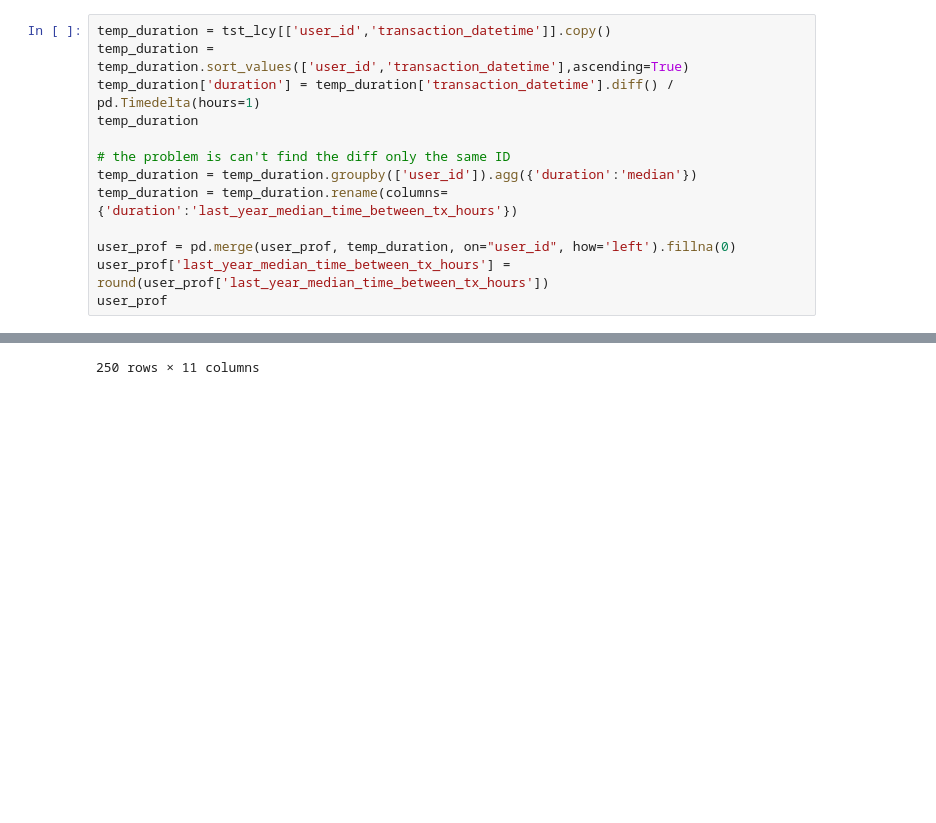
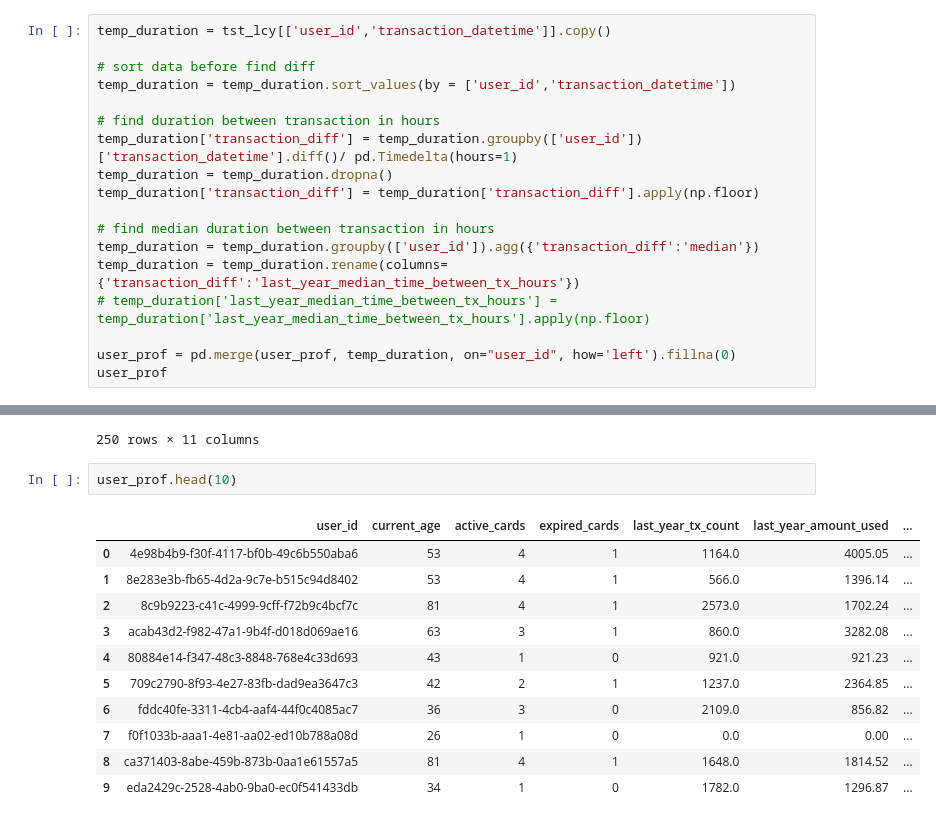
Before and after one commit to Qandle/Data_Cleansing, a Jupyter notebook: Lab 4_ Data cleansing and preparation.ipynb, the cells around one changed output, grey strips where cells are left out. Cells and saved outputs as stored; diff of their text form; blank space fills up the shorter version.

```diff
--- a/Lab 4_ Data cleansing and preparation.ipynb
+++ b/Lab 4_ Data cleansing and preparation.ipynb
@@ -416,16 +420,21 @@ user_prof
 26. Last calendar year median duration between transaction in hours
 # %%
 temp_duration = tst_lcy[['user_id','transaction_datetime']].copy()
-temp_duration = temp_duration.sort_values(['user_id','transaction_datetime'],ascending=True)
-temp_duration['duration'] = temp_duration['transaction_datetime'].diff() / pd.Timedelta(hours=1)
-temp_duration
 
-# the problem is can't find the diff only the same ID
-temp_duration = temp_duration.groupby(['user_id']).agg({'duration':'median'})
-temp_duration = temp_duration.rename(columns={'duration':'last_year_median_time_between_tx_hours'})
+# sort data before find diff
+temp_duration = temp_duration.sort_values(by = ['user_id','transaction_datetime'])
+
+# find duration between transaction in hours
+temp_duration['transaction_diff'] = temp_duration.groupby(['user_id'])['transaction_datetime'].diff()/ pd.Timedelta(hours=1)
+temp_duration = temp_duration.dropna()
+temp_duration['transaction_diff'] = temp_duration['transaction_diff'].apply(np.floor)
+
+# find median duration between transaction in hours
+temp_duration = temp_duration.groupby(['user_id']).agg({'transaction_diff':'median'})
+temp_duration = temp_duration.rename(columns={'transaction_diff':'last_year_median_time_between_tx_hours'})
+# temp_duration['last_year_median_time_between_tx_hours'] = temp_duration['last_year_median_time_between_tx_hours'].apply(np.floor)
 
 user_prof = pd.merge(user_prof, temp_duration, on="user_id", how='left').fillna(0)
-user_prof['last_year_median_time_between_tx_hours'] = round(user_prof['last_year_median_time_between_tx_hours'])
 user_prof
 # %% [output]
 |  | user_id | current_age | active_cards | expired_cards | last_year_tx_count | last_year_amount_used | ... |
@@ -441,3 +450,17 @@ user_prof
 | 248 | b4fa8930-c642-49ca-be86-7b031dd46067 | 26 | 0 | 1 | 341.0 | 23.61 | ... |
 | 249 | 3314e0d1-ce54-4f22-a04e-31bb78492bda | 40 | 1 | 0 | 1575.0 | 1757.97 | ... |
 250 rows × 11 columns
+# %%
+user_prof.head(10)
+# %% [output]
+|  | user_id | current_age | active_cards | expired_cards | last_year_tx_count | last_year_amount_used | ... |
+| 0 | 4e98b4b9-f30f-4117-bf0b-49c6b550aba6 | 53 | 4 | 1 | 1164.0 | 4005.05 | ... |
+| 1 | 8e283e3b-fb65-4d2a-9c7e-b515c94d8402 | 53 | 4 | 1 | 566.0 | 1396.14 | ... |
+| 2 | 8c9b9223-c41c-4999-9cff-f72b9c4bcf7c | 81 | 4 | 1 | 2573.0 | 1702.24 | ... |
+| 3 | acab43d2-f982-47a1-9b4f-d018d069ae16 | 63 | 3 | 1 | 860.0 | 3282.08 | ... |
+| 4 | 80884e14-f347-48c3-8848-768e4c33d693 | 43 | 1 | 0 | 921.0 | 921.23 | ... |
+| 5 | 709c2790-8f93-4e27-83fb-dad9ea3647c3 | 42 | 2 | 1 | 1237.0 | 2364.85 | ... |
+| 6 | fddc40fe-3311-4cb4-aaf4-44f0c4085ac7 | 36 | 3 | 0 | 2109.0 | 856.82 | ... |
+| 7 | f0f1033b-aaa1-4e81-aa02-ed10b788a08d | 26 | 1 | 0 | 0.0 | 0.00 | ... |
+| 8 | ca371403-8abe-459b-873b-0aa1e61557a5 | 81 | 4 | 1 | 1648.0 | 1814.52 | ... |
+| 9 | eda2429c-2528-4ab0-9ba0-ec0f541433db | 34 | 1 | 0 | 1782.0 | 1296.87 | ... |
```
Also changed, not shown: parts of 3 cells of this notebook.
